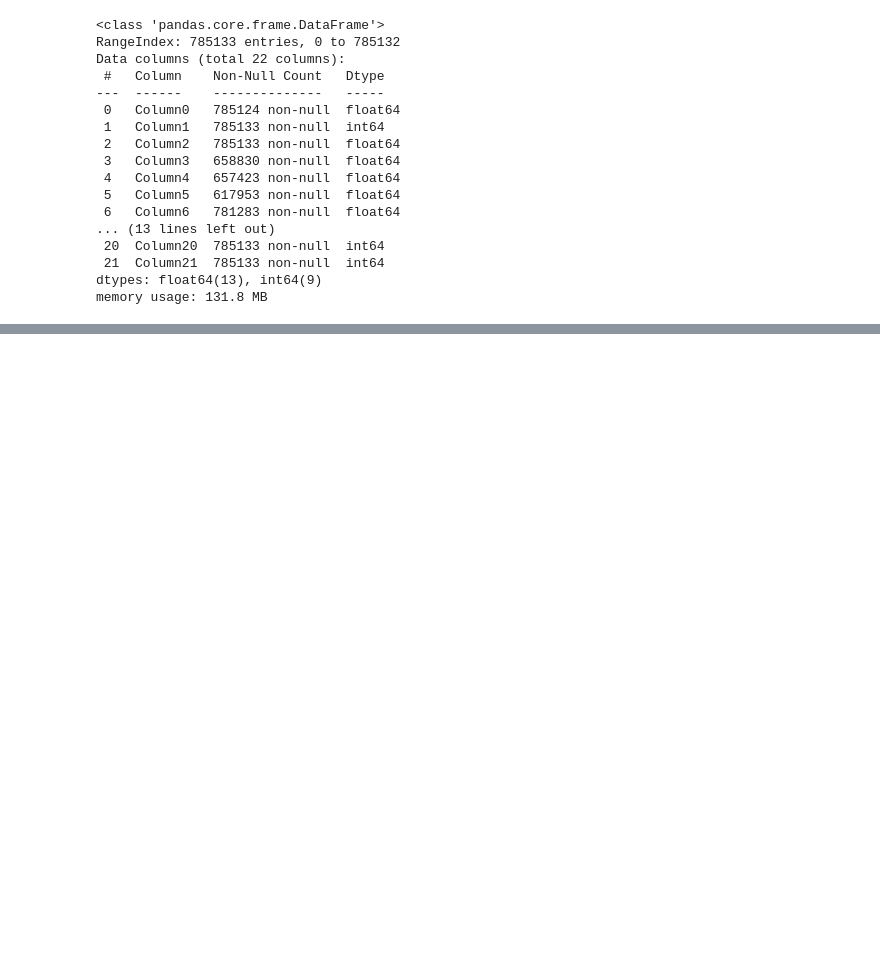
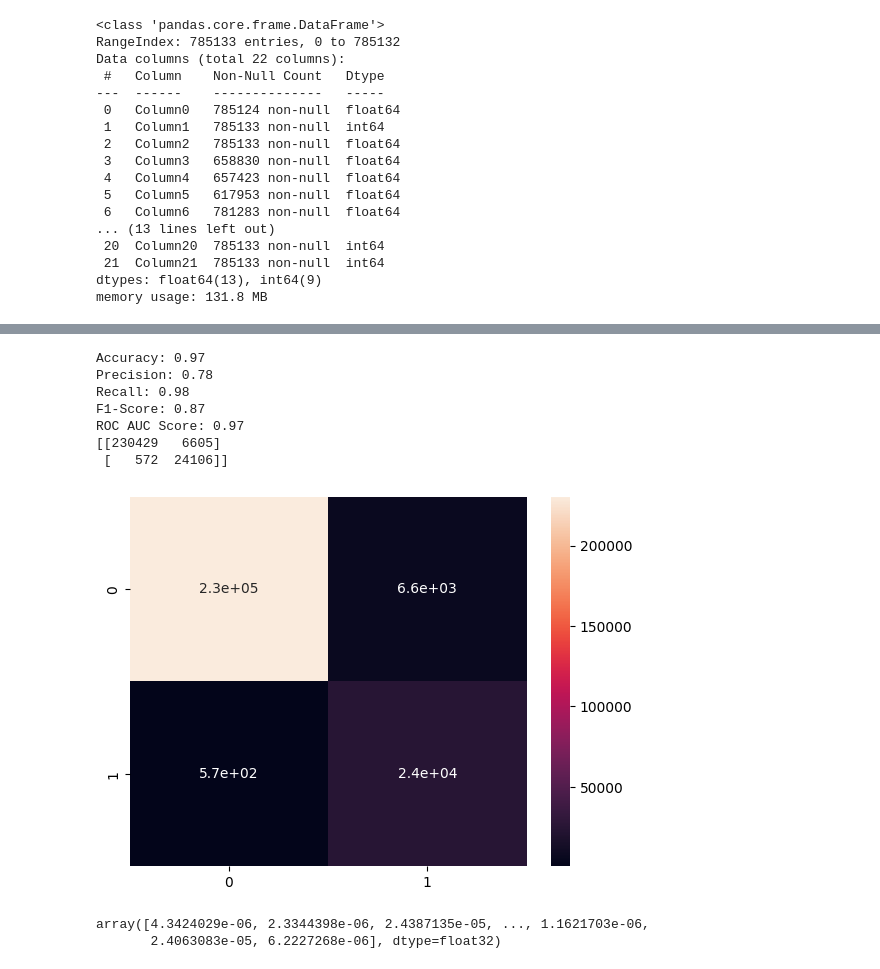
Before and after one commit to Saiteja2580/ML-Hackathon, a Jupyter notebook: Model_New.ipynb, the cells around one changed output, grey strips where cells are left out. Drawn from its saved outputs; the diff is of its cells as text; code cells hidden in the pictures; blank space fills up the shorter version.

```diff
--- a/Model_New.ipynb
+++ b/Model_New.ipynb
@@ -429,0 +538,26 @@ sns.heatmap(conf_matrix,annot=True)
+# %%
+from xgboost import XGBClassifier
+model = XGBClassifier(use_label_encoder=False, eval_metric='logloss')
+model.fit(x_train, y_train)
+y_pred_xgb = model.predict(x_test)
+# %%
+metrics(y_pred=y_pred_xgb,y_test=y_test)
+conf_matrix = confusion_matrix(y_test,y_pred_xgb)
+sns.heatmap(conf_matrix,annot=True)
+print(conf_matrix)
+# %% [output]
+Accuracy: 0.97
+Precision: 0.78
+Recall: 0.98
+F1-Score: 0.87
+ROC AUC Score: 0.97
+[[230429   6605]
+ [   572  24106]]
+[figure, added]
+# %%
+#drawing roc curve
+y_pred_xgb_proba = model.predict_proba(x_test)[:, 1]
+y_pred_xgb_proba
+# %% [output]
+array([4.3424029e-06, 2.3344398e-06, 2.4387135e-05, ..., 1.1621703e-06,
+       2.4063083e-05, 6.2227268e-06], dtype=float32)
```
Also changed, not shown: parts of 66 cells of this notebook, 8 other files.
